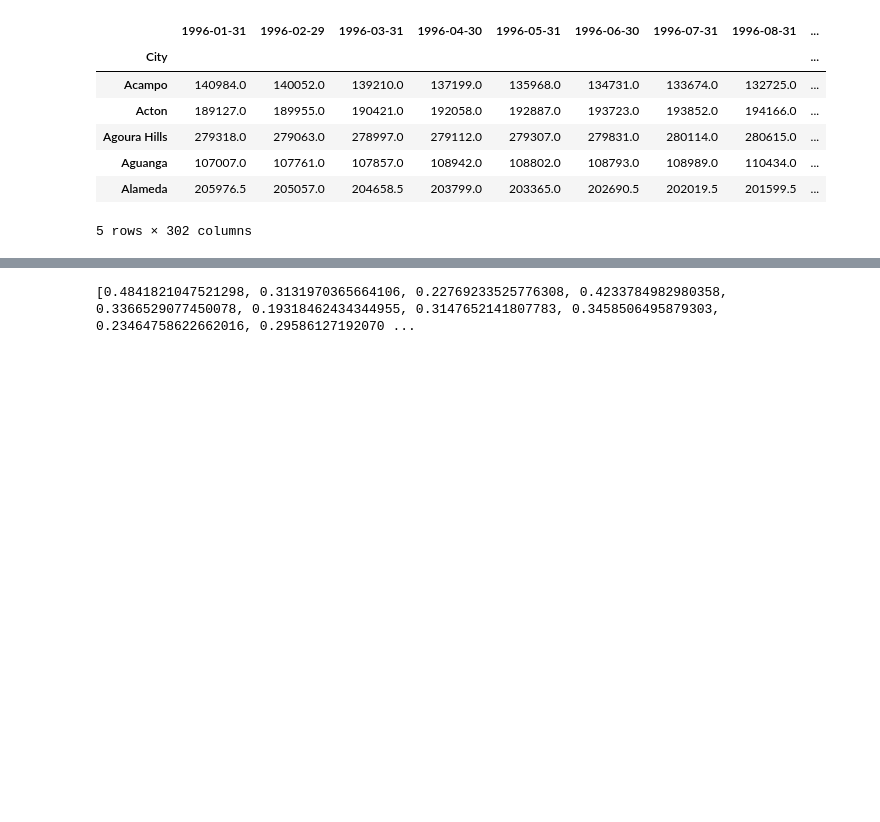
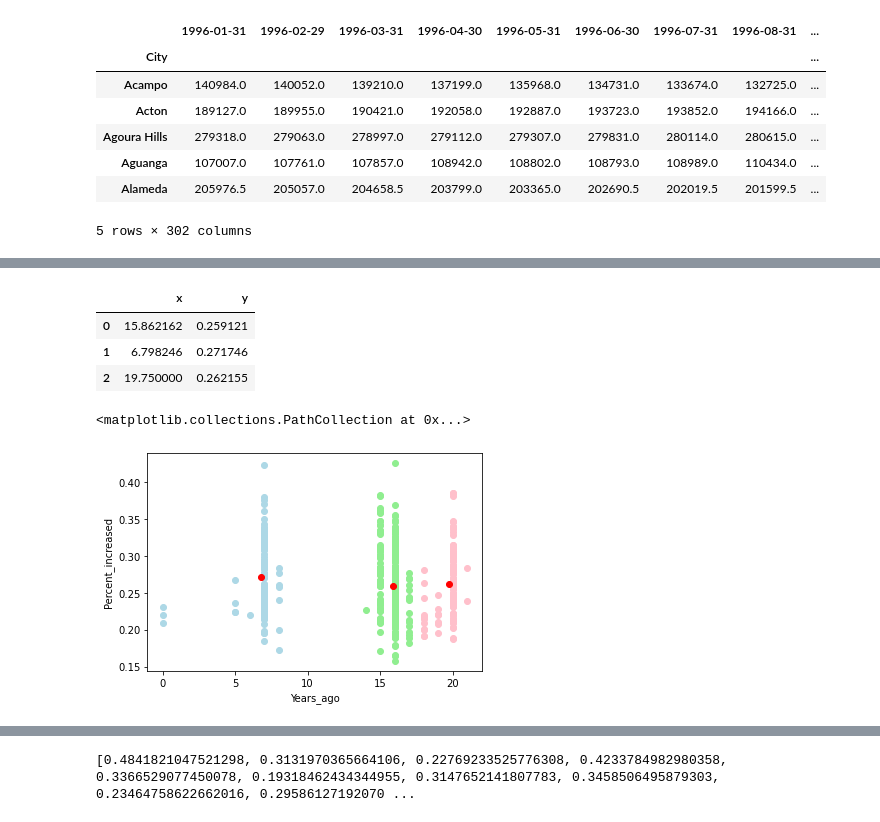
Before and after one commit to mightlee123/Project-2, a Jupyter notebook: Project_2.ipynb, the cells around one changed output, grey strips where cells are left out. Drawn from its saved outputs; the diff is of its cells as text; code cells hidden in the pictures; blank space fills up the shorter version.

```diff
--- a/Project_2.ipynb
+++ b/Project_2.ipynb
@@ -67,0 +152,5 @@ group_ca_price_df.head()
+# %%
+y_predictd=km_model.fit_predict(peek_df[["when","pct_increase"]])
+#y_predictd
+peek_df["cluster"]=y_predictd
+peek_df
@@ -67,0 +172,21 @@ group_ca_price_df.head()
+# %%
+cluster_0=peek_df[peek_df.cluster==0]
+cluster_1=peek_df[peek_df.cluster==1]
+cluster_2=peek_df[peek_df.cluster==2]
+plt.scatter(cluster_0.when,cluster_0.pct_increase, color="lightgreen")
+plt.scatter(cluster_1.when,cluster_1.pct_increase, color="lightblue")
+plt.scatter(cluster_2.when,cluster_2.pct_increase, color="pink")
+plt.xlabel("Years_ago")
+plt.ylabel("Percent_increased")
+#find cluster centers for
+km_model.cluster_centers_
+center_points_df=pd.DataFrame(km_model.cluster_centers_,columns=["x","y"])
+display(center_points_df)
+plt.scatter(center_points_df.x,center_points_df.y, color="red")
+# %% [output]
+|  | x | y |
+| 0 | 15.862162 | 0.259121 |
+| 1 | 6.798246 | 0.271746 |
+| 2 | 19.750000 | 0.262155 |
+<matplotlib.collections.PathCollection at 0x...>
+[figure, added]
```
Also changed, not shown: parts of 21 cells of this notebook.
